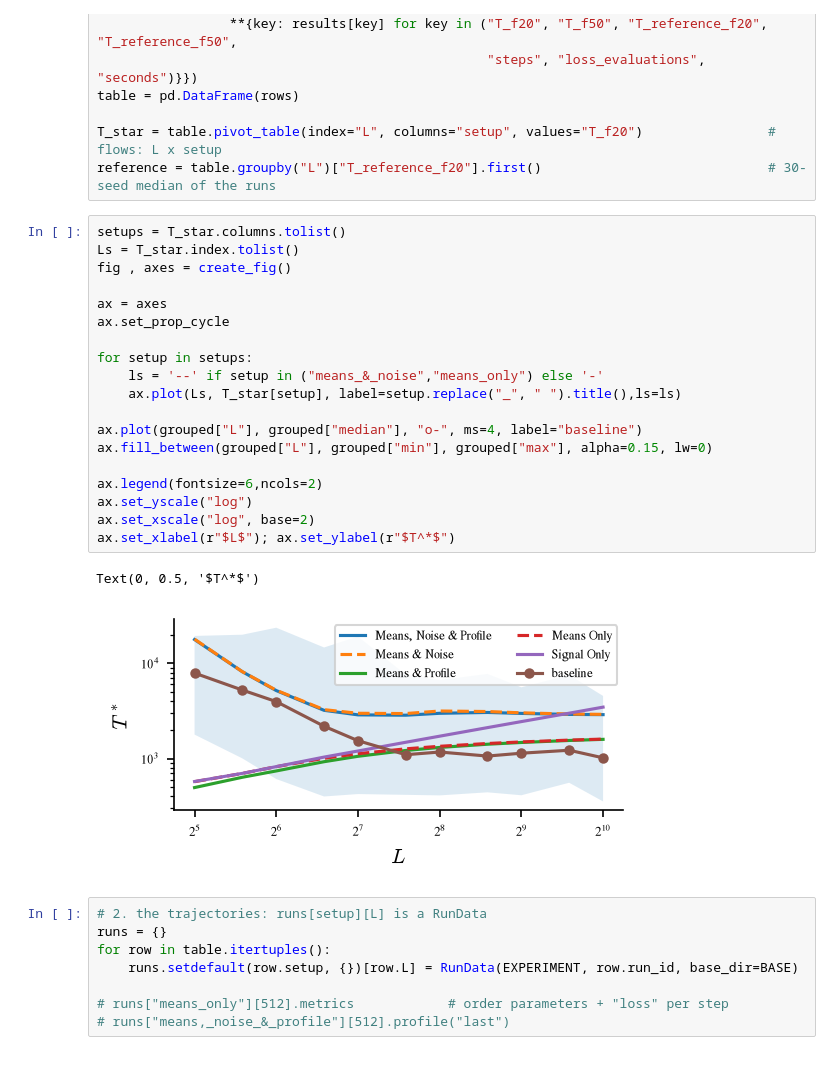
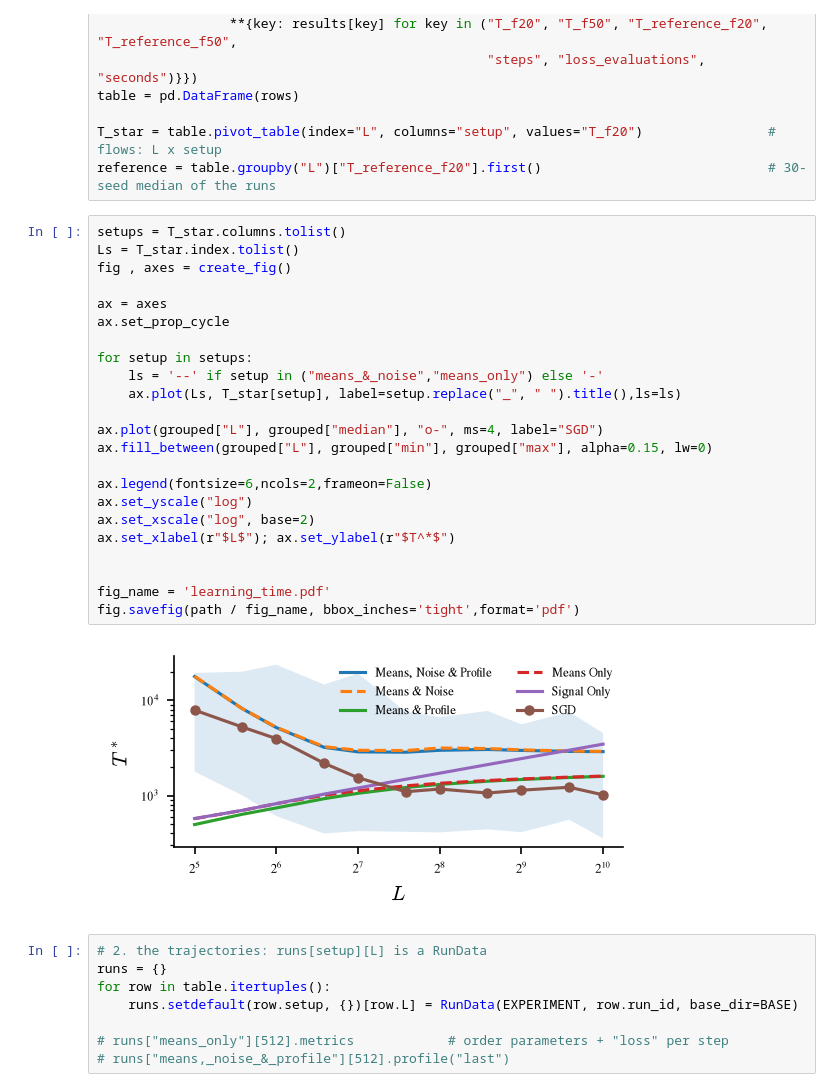
Before and after one commit to CristopherErazo/InContextLearning, a Jupyter notebook: notebooks/26-10-04_L_sweep_effective.ipynb, the cells around one changed output. Cells and saved outputs as stored; diff of their text form; blank space fills up the shorter version.

```diff
--- a/notebooks/26-10-04_L_sweep_effective.ipynb
+++ b/notebooks/26-10-04_L_sweep_effective.ipynb
@@ -367,25 +367,28 @@ reference = table.groupby("L")["T_reference_f20"].first()
 # %%
 setups = T_star.columns.tolist()
 Ls = T_star.index.tolist()
 fig , axes = create_fig()
 
 ax = axes
 ax.set_prop_cycle
 
 for setup in setups:
     ls = '--' if setup in ("means_&_noise","means_only") else '-'
     ax.plot(Ls, T_star[setup], label=setup.replace("_", " ").title(),ls=ls)
 
-ax.plot(grouped["L"], grouped["median"], "o-", ms=4, label="baseline")
+ax.plot(grouped["L"], grouped["median"], "o-", ms=4, label="SGD")
 ax.fill_between(grouped["L"], grouped["min"], grouped["max"], alpha=0.15, lw=0)
 
-ax.legend(fontsize=6,ncols=2)
+ax.legend(fontsize=6,ncols=2,frameon=False)
 ax.set_yscale("log")
 ax.set_xscale("log", base=2)
 ax.set_xlabel(r"$L$"); ax.set_ylabel(r"$T^*$")
+
+
+fig_name = 'learning_time.pdf'
+fig.savefig(path / fig_name, bbox_inches='tight',format='pdf')
 # %% [output]
-Text(0, 0.5, '$T^*$')
-[figure, old version]
+[figure, new version]
 # %%
 # 2. the trajectories: runs[setup][L] is a RunData
 runs = {}
```
Also changed, not shown: 4 other files.
